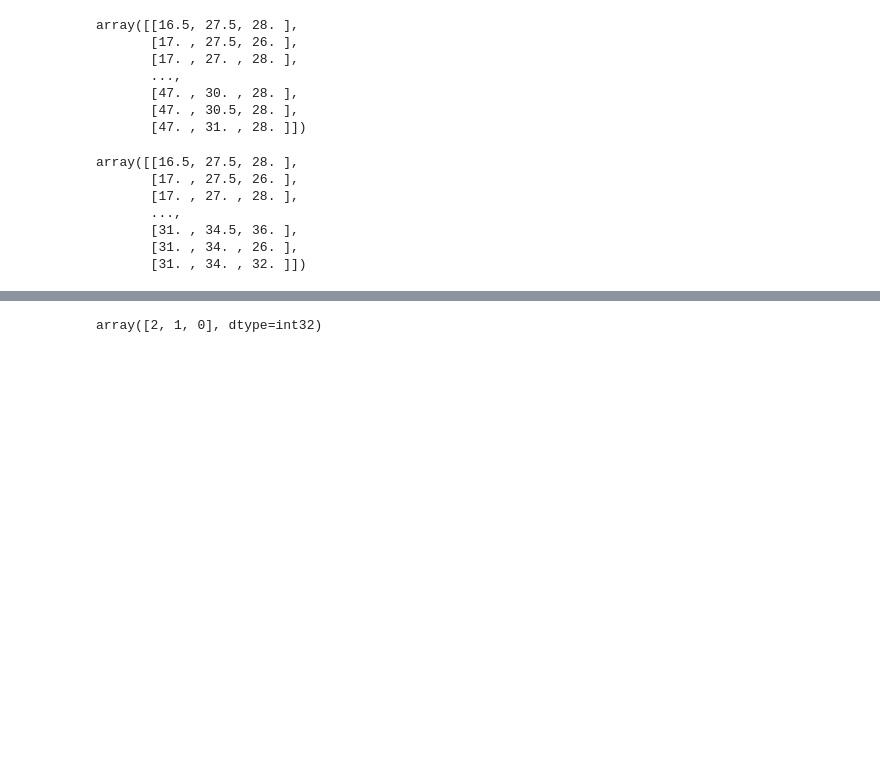
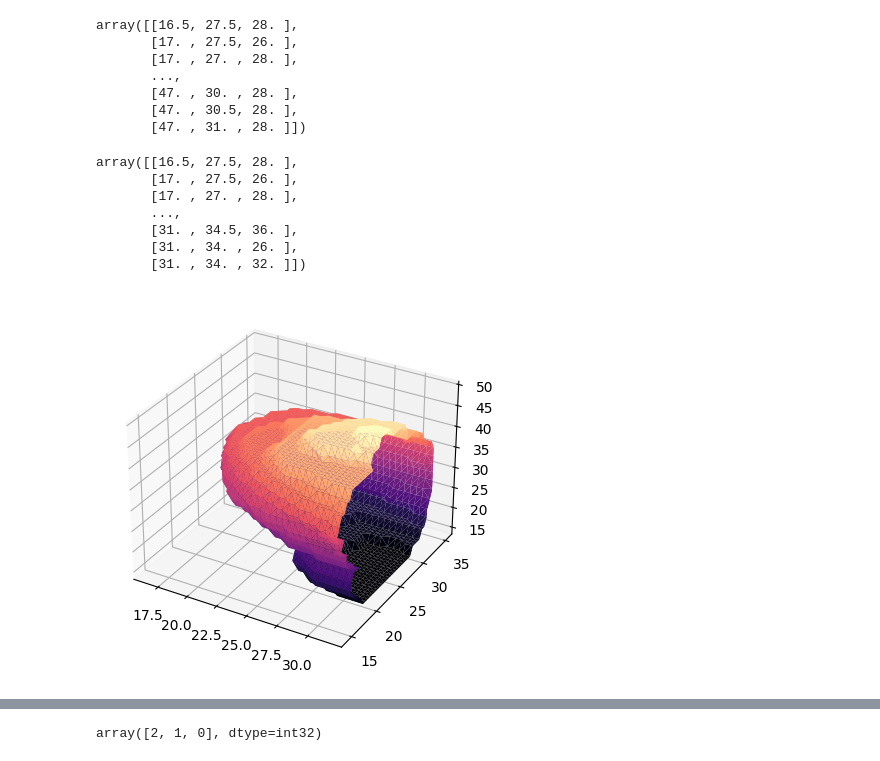
Before and after one commit to R-icntay/pgrf, a Jupyter notebook: CW1/task_1_2.ipynb, the cells around one changed output, grey strips where cells are left out. Cells and saved outputs as stored; diff of their text form; code cells hidden in the pictures; blank space fills up the shorter version.

Commit message:
Add surface separation and respective plots

```diff
--- a/CW1/task_1_2.ipynb
+++ b/CW1/task_1_2.ipynb
@@ -137,3 +146,17 @@ array([[16.5, 27.5, 28. ],
        [31. , 34.5, 36. ],
        [31. , 34. , 26. ],
        [31. , 34. , 32. ]])
+# %%
+sagittal_plane = np.median(vertices[:, 0].flatten())
+
+from surface_dividing import surface_dividing
+triangulated_surface = [vertices, triangles]
+left_surfaces, right_surfaces = surface_dividing(triangulated_surface, sagittal_plane = sagittal_plane+0.1)
+
+# Extract left surface vertices and triangles
+left_vertices = np.asarray(left_surfaces[0], dtype = np.float64)
+left_triangles = np.asarray(left_surfaces[1], dtype = np.int32)
+
+# Extract right surface vertices and triangles
+right_vertices = np.asarray(right_surfaces[0], dtype = np.float64)
+right_triangles = np.asarray(right_surfaces[1], dtype = np.int32)
@@ -139,0 +167,12 @@ array([[16.5, 27.5, 28. ],
+# %%
+# Create a figure and 3D axes for left surface
+fig = plt.figure()
+ax = fig.add_subplot(111, projection='3d')
+
+# Plot the triangle faces
+ax.plot_trisurf(left_vertices[:, 0], left_vertices[:, 1], left_vertices[:, 2], triangles=left_triangles, alpha = 1, cmap='magma')
+
+# Show the plot
+plt.show()
+# %% [output]
+[figure, added]
```
Also changed, not shown: parts of 18 cells of this notebook.
